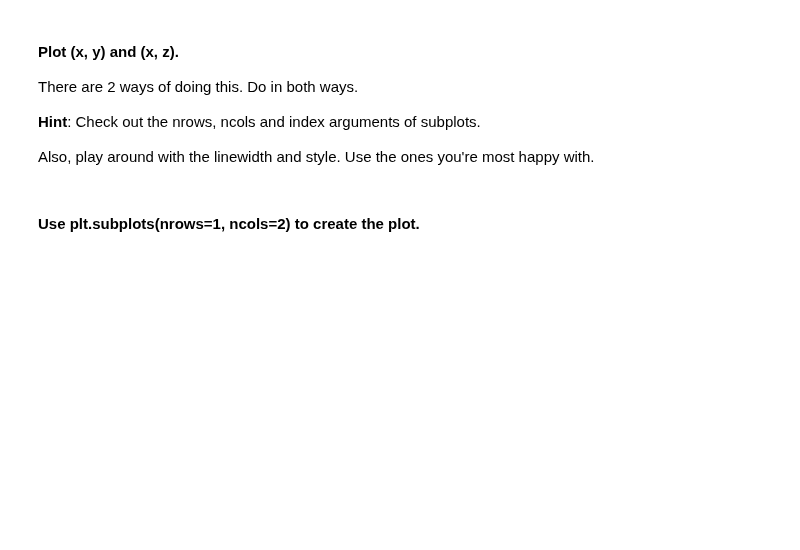
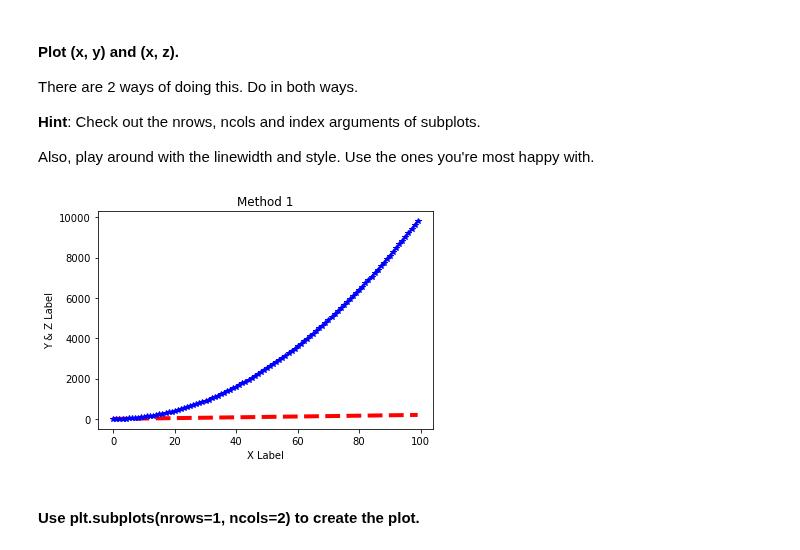
Before and after one commit to ta-data-lis/lab-matplotlib-seaborn, a Jupyter notebook: your-code/main.ipynb, the cells around one changed output. Cells and saved outputs as stored; diff of their text form; code cells hidden in the pictures; blank space fills up the shorter version.

```diff
--- a/your-code/main.ipynb
+++ b/your-code/main.ipynb
@@ -25,2 +27,12 @@ Also, play around with the linewidth and style. Use the ones you're most happy w
+# %%
+# Method 1
+plt.plot(x, y, 'r--', lw= 4)
+plt.plot(x, z,'b*-', lw= 2)
+plt.xlabel('X Label')
+plt.ylabel('Y & Z Label')
+plt.title('Method 1')
+plt.show()
+# %% [output]
+[figure, added]
 # %% [markdown]
 #### Use plt.subplots(nrows=1, ncols=2) to create the plot.
```
Also changed, not shown: parts of 46 cells of this notebook, 2 other files.
